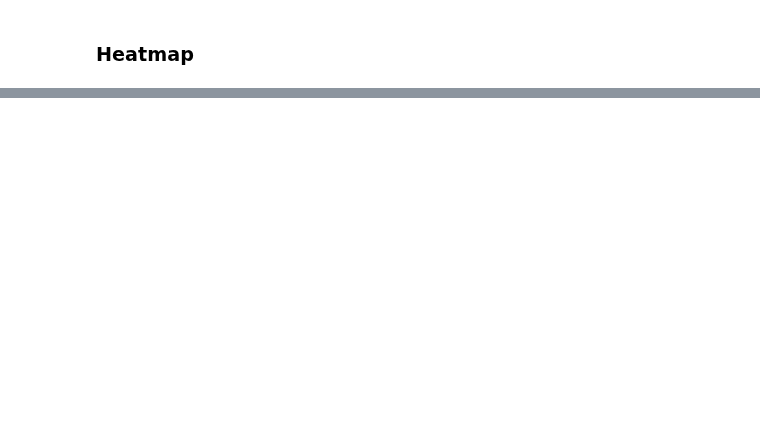
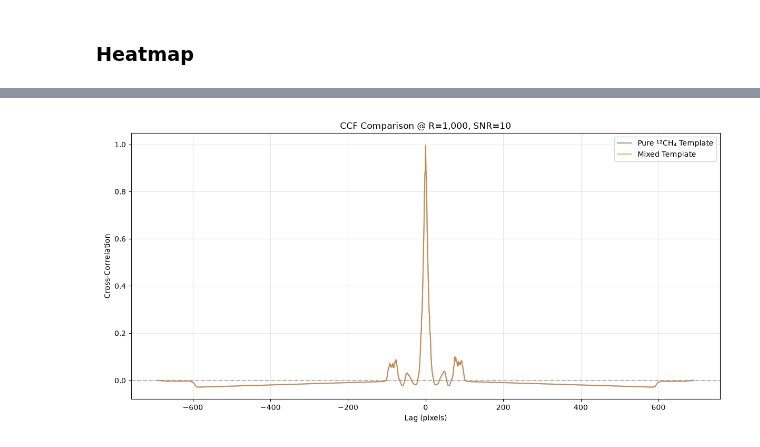
Before and after one commit to zanecollins/sgl_science_case, a Jupyter notebook: sgl_science_case/notebooks/summer_26_isotope_tests_cc.ipynb, the cells around one changed output, grey strips where cells are left out. Drawn from its saved outputs; the diff is of its cells as text; code cells hidden in the pictures; blank space fills up the shorter version.

```diff
--- a/sgl_science_case/notebooks/summer_26_isotope_tests_cc.ipynb
+++ b/sgl_science_case/notebooks/summer_26_isotope_tests_cc.ipynb
@@ -916,0 +854,20 @@ Peak CC-SNR Trace : 15.655080971398998
+# %%
+resolution_to_plot = 1000
+snr_to_plot = 10
+
+data_abundances = {'CH4': {1: 0.95, 2: 0.05}}
+template_a = {'CH4': {1: 1.0, 2: 0.0}}
+template_b = {'CH4': {1: 0.5, 2: 0.5}}
+
+plot_ccf_comparison(
+    df=df_results,
+    resolution=resolution_to_plot,
+    snr=snr_to_plot,
+    data_abundances=data_abundances,
+    template_a=template_a,
+    template_b=template_b,
+    show_error_bars=False,
+    ccf_snr=False
+)
+# %% [output]
+[figure, added]
```
Also changed, not shown: parts of 18 cells of this notebook, 3 other files.
